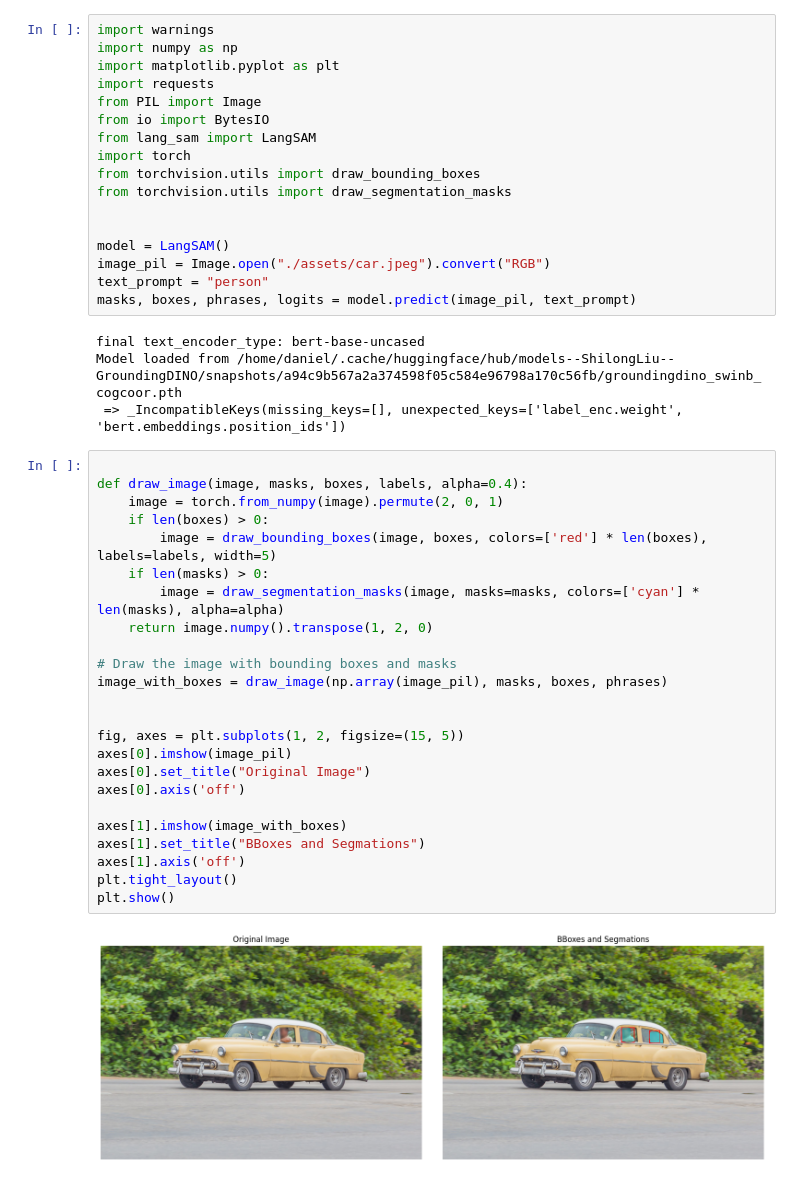
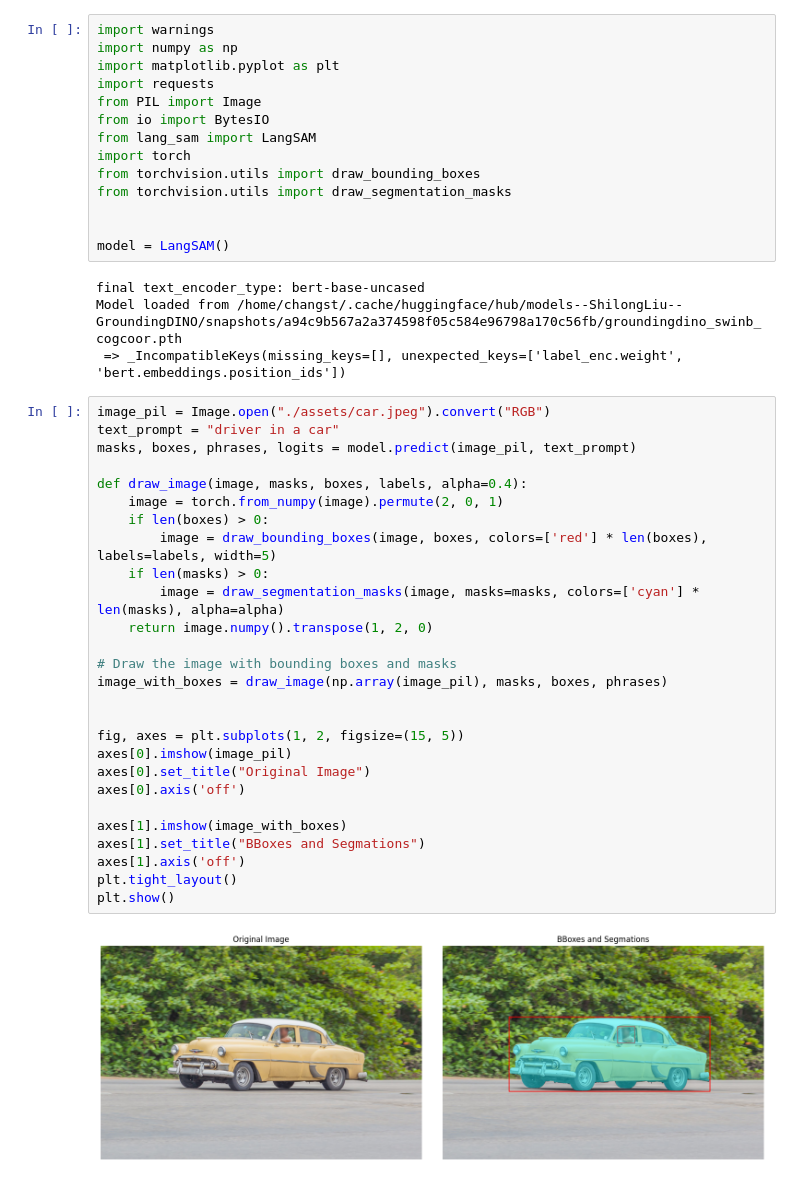
Before and after one commit to changst/lang-segment-anything, a Jupyter notebook: test.ipynb, the cells around one changed output. Saved outputs shown, nothing was run; the diff lists cells and outputs as text.

Commit message:
modify plot.

```diff
--- a/test.ipynb
+++ b/test.ipynb
@@ -12,36 +12,36 @@ from torchvision.utils import draw_segmentation_masks
 
 
 model = LangSAM()
-image_pil = Image.open("./assets/car.jpeg").convert("RGB")
-text_prompt = "person"
-masks, boxes, phrases, logits = model.predict(image_pil, text_prompt)
 # %% [output]
 final text_encoder_type: bert-base-uncased
-Model loaded from /home/daniel/.cache/huggingface/hub/models--ShilongLiu--GroundingDINO/snapshots/a94c9b567a2a374598f05c584e96798a170c56fb/groundingdino_swinb_cogcoor.pth
+Model loaded from /home/changst/.cache/huggingface/hub/models--ShilongLiu--GroundingDINO/snapshots/a94c9b567a2a374598f05c584e96798a170c56fb/groundingdino_swinb_cogcoor.pth
  => _IncompatibleKeys(missing_keys=[], unexpected_keys=['label_enc.weight', 'bert.embeddings.position_ids'])
 # %%
+image_pil = Image.open("./assets/car.jpeg").convert("RGB")
+text_prompt = "driver in a car"
+masks, boxes, phrases, logits = model.predict(image_pil, text_prompt)
 
 def draw_image(image, masks, boxes, labels, alpha=0.4):
     image = torch.from_numpy(image).permute(2, 0, 1)
     if len(boxes) > 0:
         image = draw_bounding_boxes(image, boxes, colors=['red'] * len(boxes), labels=labels, width=5)
     if len(masks) > 0:
         image = draw_segmentation_masks(image, masks=masks, colors=['cyan'] * len(masks), alpha=alpha)
     return image.numpy().transpose(1, 2, 0)
 
 # Draw the image with bounding boxes and masks
 image_with_boxes = draw_image(np.array(image_pil), masks, boxes, phrases)
 
 
 fig, axes = plt.subplots(1, 2, figsize=(15, 5))
 axes[0].imshow(image_pil)
 axes[0].set_title("Original Image")
 axes[0].axis('off')
 
 axes[1].imshow(image_with_boxes)
 axes[1].set_title("BBoxes and Segmations")
 axes[1].axis('off')
 plt.tight_layout()
 plt.show()
 # %% [output]
-[figure, old version]
+[figure, new version]
```
Also changed, not shown: 1 other file.
